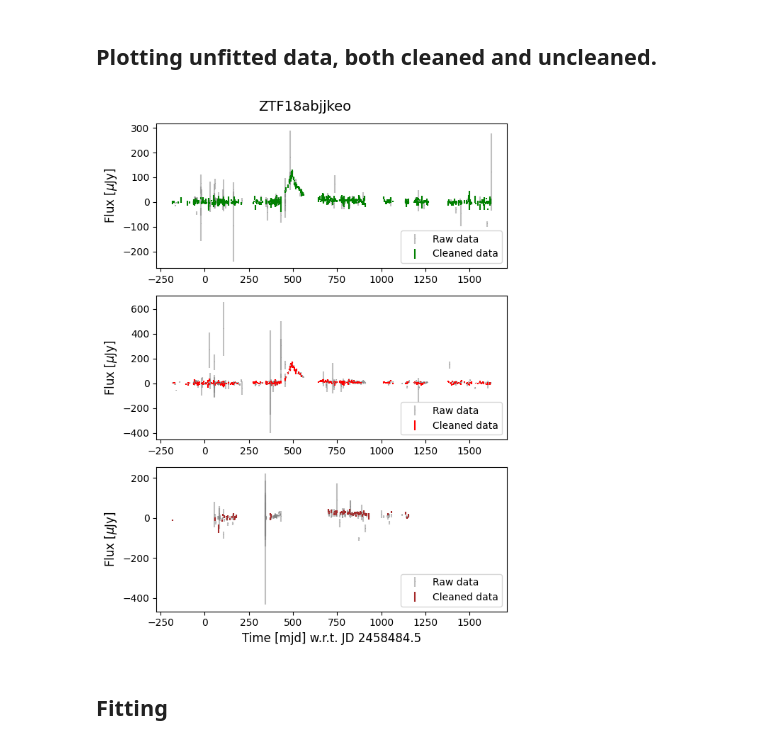
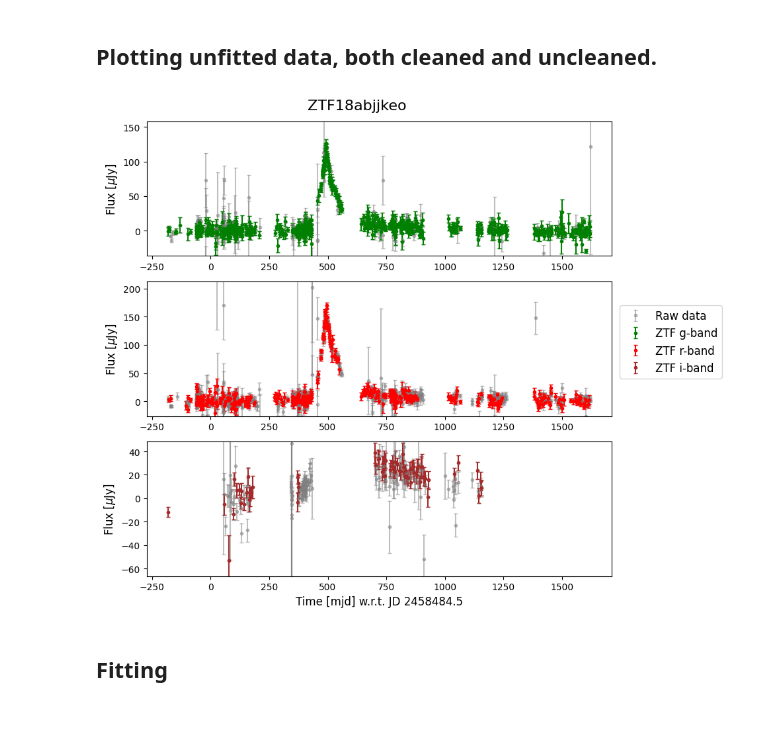
Before and after one commit to TimvdVuurst/FRP_TimvdVuurst, a Jupyter notebook: forced_photometry_2.ipynb, the cells around one changed output. Saved outputs shown, nothing was run; the diff lists cells and outputs as text; code cells hidden in the pictures; blank space fills up the shorter version.

Commit message:
updates
param saving and raw/clean plot

```diff
--- a/forced_photometry_2.ipynb
+++ b/forced_photometry_2.ipynb
@@ -105,44 +107,58 @@ def load_unclean_data(path):
 
 testdata_unclean = load_unclean_data(testpath_unclean)
 
-def plot_clean_unclean_data(clean_data,unclean_data):
+def plot_clean_unclean_data(clean_data,unclean_data,clean_ylim = True):
+
     unclean_data = unclean_data[unclean_data['forcediffimfluxunc'] > 0]
     clean_flux, clean_err, clean_time = clean_data[['flux','flux_unc','time']].T.to_numpy(dtype=np.float64)
     raw_flux, raw_err, raw_time = unclean_data[['forcediffimflux','forcediffimfluxunc','jd']].T.to_numpy(dtype=np.float64)
     raw_flux = sjoert.stellar.mag2flux(unclean_data['zpdiff']) * 1e6 * raw_flux
     raw_err = sjoert.stellar.mag2flux(unclean_data['zpdiff']) * 1e6 * raw_err
     raw_flux,raw_err,raw_time = raw_flux,raw_err,raw_time
 
     clean_filtermasks = [(clean_data['filter'] == 'ZTF_g'), (clean_data['filter'] == 'ZTF_r'), (clean_data['filter'] == 'ZTF_i')]
     raw_filtersmasks = [(unclean_data['filter'] == 'ZTF_g'), (unclean_data['filter'] == 'ZTF_r'), (unclean_data['filter'] == 'ZTF_i')]
     colors = ['green','red','brown']
-    names = ['ZTF_g','ZTF_r','ZTF_i']
+    names = ['ZTF g-band','ZTF r-band','ZTF i-band']
+    rawlabels = ['Raw data',None,None]
 
-    fig,axes = plt.subplots(nrows=3,sharex=True,figsize=(6,8))
-    plt.suptitle(ztf_name,fontsize=14)
+    fig,axes = plt.subplots(nrows=3,sharex=True,figsize=(8,8))
+    plt.suptitle(ztf_name,fontsize=16)
     axes[0].xaxis.set_tick_params(which='both', labelbottom=True)
     axes[1].xaxis.set_tick_params(which='both', labelbottom=True)
+    lines = []
+    labels = []
     for i,ax in enumerate(axes):
         # ax.set_title(names[i])
-        ax.errorbar(raw_time[raw_filtersmasks[i]],raw_flux[raw_filtersmasks[i]],raw_err[raw_filtersmasks[i]],fmt=',',alpha=0.5,c='gray',label='Raw data')
-        ax.errorbar(clean_time[clean_filtermasks[i]],clean_flux[clean_filtermasks[i]],clean_err[clean_filtermasks[i]],fmt=',',c=colors[i],label='Cleaned data')
-        ax.legend(loc='lower right')
+        ax.errorbar(raw_time[raw_filtersmasks[i]],raw_flux[raw_filtersmasks[i]],raw_err[raw_filtersmasks[i]],fmt='.',alpha=0.5,c='gray',label=rawlabels[i],capsize=2)
+        ax.errorbar(clean_time[clean_filtermasks[i]],clean_flux[clean_filtermasks[i]],clean_err[clean_filtermasks[i]],fmt='.',c=colors[i],label=names[i],capsize=2)
+        # ax.legend(loc='upper right')
+        # ax.legend(bbox_to_anchor=[1,0.6])
+
+        Line, Label = ax.get_legend_handles_labels()
+        # print(Label)
+        lines.extend(Line)
+        labels.extend(Label)
         ax.set_ylabel(r'Flux [$\mu$Jy]',fontsize=12)
+
+        if clean_ylim:
+            ax.set_ylim(1.25*np.min(clean_flux[clean_filtermasks[i]]),1.25*np.max(clean_flux[clean_filtermasks[i]]))
 
     plt.xlabel(f'Time [mjd] w.r.t. JD {time_zeropoint}',fontsize=12)
     fig.tight_layout()
+    fig.legend(lines,labels,bbox_to_anchor=[1.2,0.6],fontsize=12)
     plt.show()
 
 plot_clean_unclean_data(testdata_full,testdata_unclean)
 
 # time_unclean, flux_unclean, err_unclean,zeropoint_unclean = testdata_unclean['jd'].values - time_zeropoint, testdata_unclean['forcediffimflux'].values, testdata_unclean['forcediffimfluxunc'].values,testdata_unclean['zpdiff'].values
 # zp_unclean = sjoert.stellar.mag2flux(zeropoint_unclean)
 # flux_unclean = zp_unclean * flux_unclean * 1e6
 # err_unclean = zp_unclean * err_unclean * 1e6
 # wrong_err_mask = (err_unclean > 0)
 # unclean_green_mask, unclean_red_mask,unclean_i_mask = (testdata_full['filter'] == 'ZTF_g'), (testdata_full['filter'] == 'ZTF_r'), (testdata_full['filter'] == 'ZTF_i')
 # %% [output]
-[figure, old version]
+[figure, new version]
 # %% [markdown]
 ## Fitting
 # %% [markdown]
```
Also changed, not shown: parts of 11 cells of this notebook.
